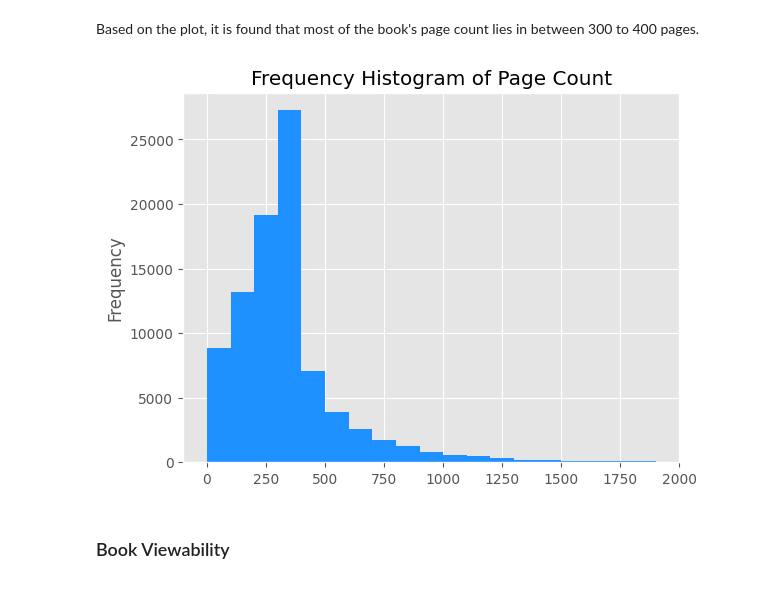
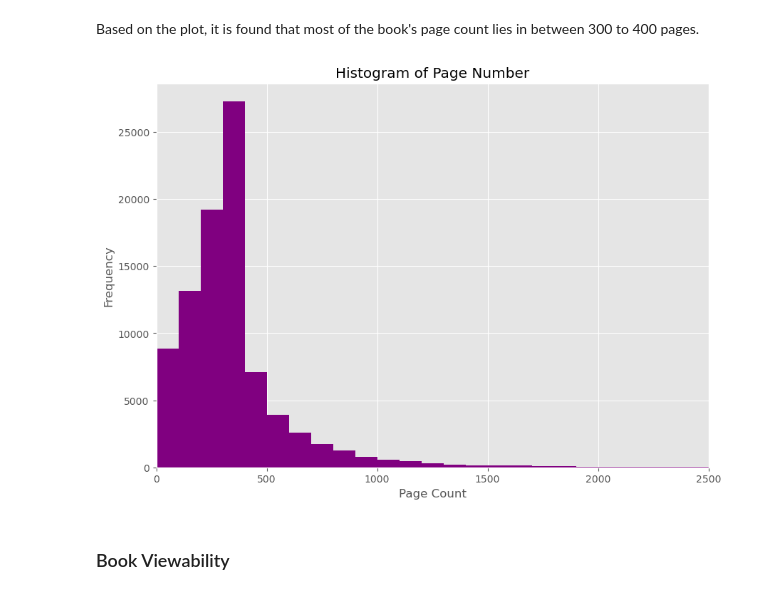
Before and after one commit to hilarylimyuxuan/Book-Recommendation-System, a Jupyter notebook: Book Recommendation System - Google Book.ipynb, the cells around one changed output. Saved outputs shown, nothing was run; the diff lists cells and outputs as text; code cells hidden in the pictures.

```diff
--- a/Book Recommendation System - Google Book.ipynb
+++ b/Book Recommendation System - Google Book.ipynb
@@ -1208,15 +1212,15 @@ Based on the plot, it is found that most of the book's page count lies in betwee
 # %%
 #Histogram of pagecount
 
-x = book_cleaned['volumeInfo.pageCount']
+x = cleaned_df['volumeInfo.pageCount']
 fig = plt.figure(figsize = (10, 7))
 plt.style.use('ggplot')
 plt.hist(x, bins=1000, color ='purple')
 plt.gca().set(title='Histogram of Page Number', xlabel='Page Count', ylabel='Frequency')
 plt.xlim(xmin=0, xmax = 2500)
 plt.show()
 # %% [output]
-[figure, old version]
+[figure, new version]
 # %% [markdown]
 ### Book Viewability
 # %% [markdown]
```
Also changed, not shown: parts of 22 cells of this notebook.
